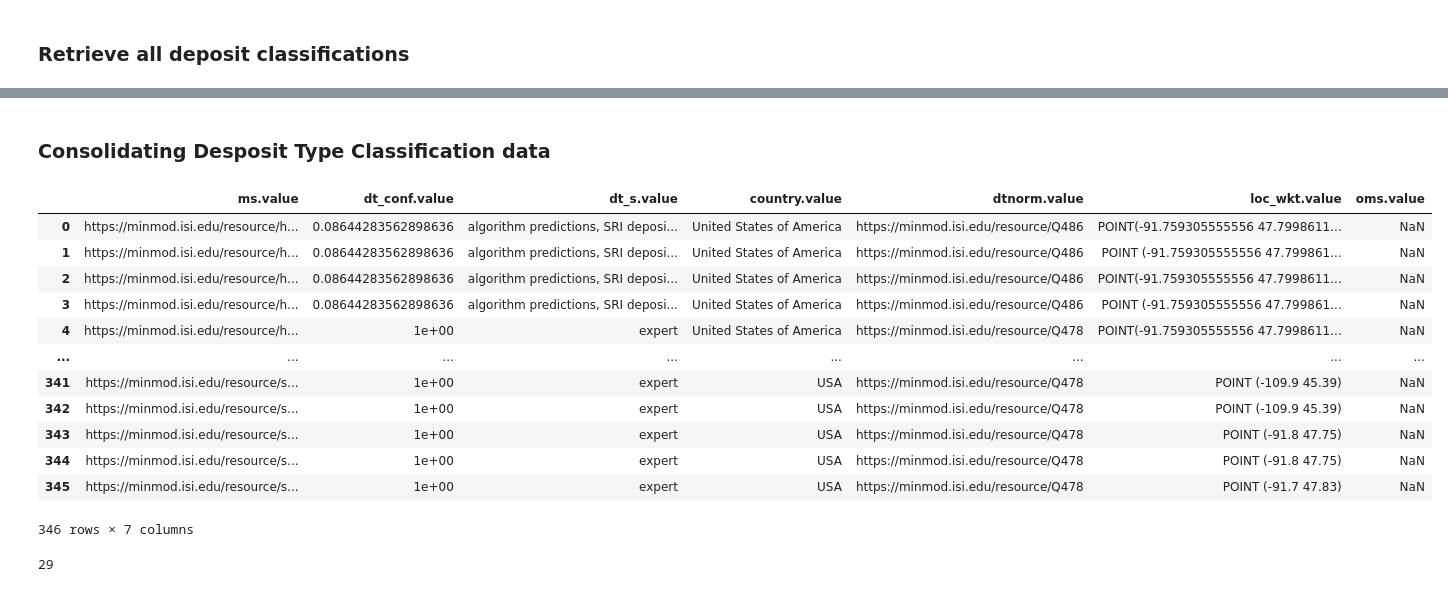
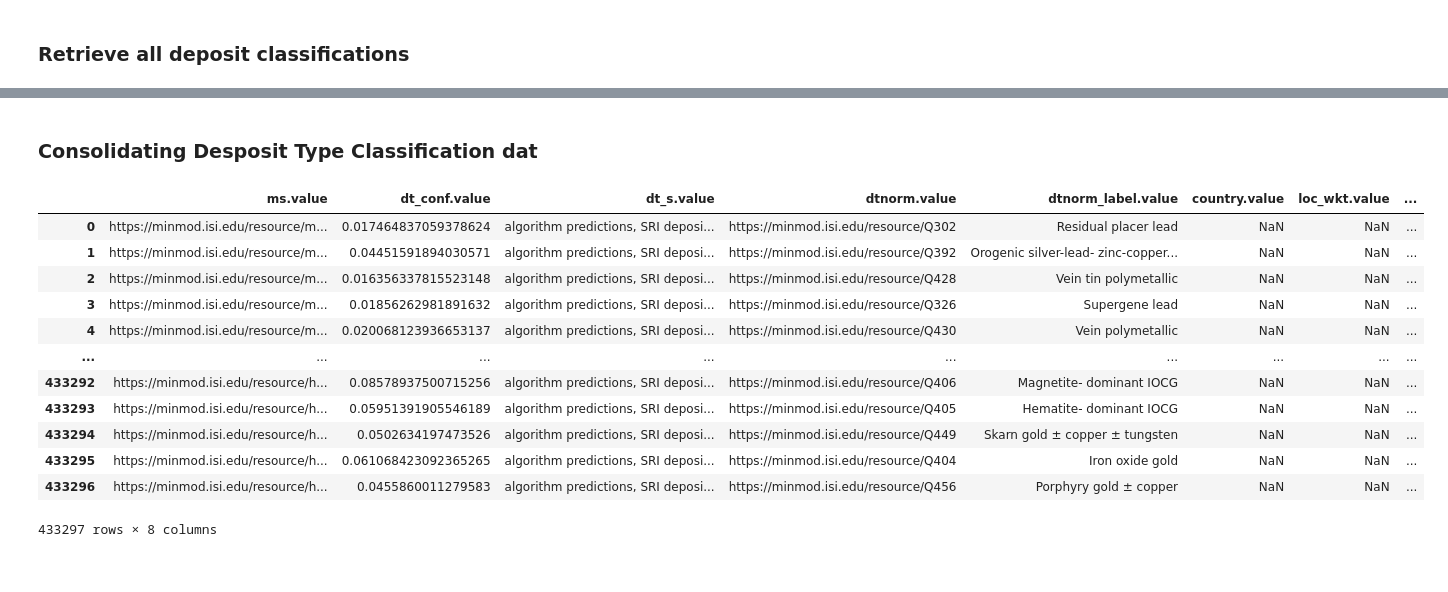
Before and after one commit to binh-vu/ta2-minmod-data, a Jupyter notebook: sandbox/sparql_sandbox.ipynb, the cells around one changed output, grey strips where cells are left out. Saved outputs shown, nothing was run; the diff lists cells and outputs as text; code cells hidden in the pictures.

```diff
--- a/sandbox/sparql_sandbox.ipynb
+++ b/sandbox/sparql_sandbox.ipynb
@@ -555,4 +533,4 @@ nickel_dc_data_df[nickel_dc_data_df['country'].str.contains("United States")]
 # %%
 #nickel_dc_data_df.to_csv('nickel_dc_data_df.csv')
 # %% [markdown]
-### Consolidating Desposit Type Classification data
+### Consolidating Desposit Type Classification dat
@@ -562,43 +551,44 @@ valid_deposit_Qs = ['https://minmod.isi.edu/resource/' + x for x in valid_deposi
 # %%
 query = '''
-SELECT ?ms ?oms ?dt_conf ?dt_s ?cn ?cg ?ce ?country ?dtnorm ?loc_wkt
+SELECT ?ms ?oms ?dt_conf ?dt_s ?cn ?cg ?ce ?country ?dtnorm ?dtnorm_label ?loc_wkt
 WHERE {
   ?ms a :MineralSite .
 
   ?ms :deposit_type_candidate ?dpc .
 
   ?dpc :confidence ?dt_conf .
- # ?dpc :observed_name ?dt_on .
+  #?dpc :observed_name ?dt_on .
   ?dpc :source ?dt_s .
   OPTIONAL { ?ms owl:sameAs ?oms . }
- ?dpc :normalized_uri ?dtnorm .
+  ?dpc :normalized_uri ?dtnorm .
 
-  ?ms :location_info [ :country ?country ] .
+  ?dtnorm rdfs:label ?dtnorm_label .
 
-  ?ms :mineral_inventory ?mi .
-  ?mi :commodity [ :name "Nickel"@en ] .
+  #?ms :mineral_inventory ?mi .
+  #?mi :commodity [ :name "Nickel"@en ] .
 
   OPTIONAL {
+      ?ms :location_info [ :country ?country ] .
       ?ms :location_info [ :location ?loc_wkt ] .
       FILTER(datatype(?loc_wkt) = geo:wktLiteral)
   }
 }'''
 # print(query)
 
 tmp_df = run_minmod_query(query, values=True)
 tmp_df
 # %% [output]
-|  | ms.value | dt_conf.value | dt_s.value | country.value | dtnorm.value | loc_wkt.value | oms.value |
-| 0 | https://minmod.isi.edu/resource/h... | 0.08644283562898636 | algorithm predictions, SRI deposi... | United States of America | https://minmod.isi.edu/resource/Q486 | POINT(-91.759305555556 47.7998611... | NaN |
-| 1 | https://minmod.isi.edu/resource/h... | 0.08644283562898636 | algorithm predictions, SRI deposi... | United States of America | https://minmod.isi.edu/resource/Q486 | POINT (-91.759305555556 47.799861... | NaN |
-| 2 | https://minmod.isi.edu/resource/h... | 0.08644283562898636 | algorithm predictions, SRI deposi... | United States of America | https://minmod.isi.edu/resource/Q486 | POINT(-91.759305555556 47.7998611... | NaN |
-| 3 | https://minmod.isi.edu/resource/h... | 0.08644283562898636 | algorithm predictions, SRI deposi... | United States of America | https://minmod.isi.edu/resource/Q486 | POINT (-91.759305555556 47.799861... | NaN |
-| 4 | https://minmod.isi.edu/resource/h... | 1e+00 | expert | United States of America | https://minmod.isi.edu/resource/Q478 | POINT(-91.759305555556 47.7998611... | NaN |
-| ... | ... | ... | ... | ... | ... | ... | ... |
-| 341 | https://minmod.isi.edu/resource/s... | 1e+00 | expert | USA | https://minmod.isi.edu/resource/Q478 | POINT (-109.9 45.39) | NaN |
-| 342 | https://minmod.isi.edu/resource/s... | 1e+00 | expert | USA | https://minmod.isi.edu/resource/Q478 | POINT (-109.9 45.39) | NaN |
-| 343 | https://minmod.isi.edu/resource/s... | 1e+00 | expert | USA | https://minmod.isi.edu/resource/Q478 | POINT (-91.8 47.75) | NaN |
-| 344 | https://minmod.isi.edu/resource/s... | 1e+00 | expert | USA | https://minmod.isi.edu/resource/Q478 | POINT (-91.8 47.75) | NaN |
-| 345 | https://minmod.isi.edu/resource/s... | 1e+00 | expert | USA | https://minmod.isi.edu/resource/Q478 | POINT (-91.7 47.83) | NaN |
+|  | ms.value | dt_conf.value | dt_s.value | dtnorm.value | dtnorm_label.value | country.value | loc_wkt.value | ... |
+| 0 | https://minmod.isi.edu/resource/m... | 0.017464837059378624 | algorithm predictions, SRI deposi... | https://minmod.isi.edu/resource/Q302 | Residual placer lead | NaN | NaN | ... |
+| 1 | https://minmod.isi.edu/resource/m... | 0.04451591894030571 | algorithm predictions, SRI deposi... | https://minmod.isi.edu/resource/Q392 | Orogenic silver-lead- zinc-copper... | NaN | NaN | ... |
+| 2 | https://minmod.isi.edu/resource/m... | 0.016356337815523148 | algorithm predictions, SRI deposi... | https://minmod.isi.edu/resource/Q428 | Vein tin polymetallic | NaN | NaN | ... |
+| 3 | https://minmod.isi.edu/resource/m... | 0.01856262981891632 | algorithm predictions, SRI deposi... | https://minmod.isi.edu/resource/Q326 | Supergene lead | NaN | NaN | ... |
+| 4 | https://minmod.isi.edu/resource/m... | 0.020068123936653137 | algorithm predictions, SRI deposi... | https://minmod.isi.edu/resource/Q430 | Vein polymetallic | NaN | NaN | ... |
+| ... | ... | ... | ... | ... | ... | ... | ... | ... |
+| 433292 | https://minmod.isi.edu/resource/h... | 0.08578937500715256 | algorithm predictions, SRI deposi... | https://minmod.isi.edu/resource/Q406 | Magnetite- dominant IOCG | NaN | NaN | ... |
+| 433293 | https://minmod.isi.edu/resource/h... | 0.05951391905546189 | algorithm predictions, SRI deposi... | https://minmod.isi.edu/resource/Q405 | Hematite- dominant IOCG | NaN | NaN | ... |
+| 433294 | https://minmod.isi.edu/resource/h... | 0.0502634197473526 | algorithm predictions, SRI deposi... | https://minmod.isi.edu/resource/Q449 | Skarn gold ± copper ± tungsten | NaN | NaN | ... |
+| 433295 | https://minmod.isi.edu/resource/h... | 0.061068423092365265 | algorithm predictions, SRI deposi... | https://minmod.isi.edu/resource/Q404 | Iron oxide gold | NaN | NaN | ... |
+| 433296 | https://minmod.isi.edu/resource/h... | 0.0455860011279583 | algorithm predictions, SRI deposi... | https://minmod.isi.edu/resource/Q456 | Porphyry gold ± copper | NaN | NaN | ... |
-346 rows × 7 columns
+433297 rows × 8 columns
 # %%
@@ -640,5 +597,0 @@ for id, rows in id2rows.items():
-# %%
-df = pd.DataFrame(values)
-len(df)
-# %% [output]
-29
```
Also changed, not shown: parts of 32 cells of this notebook.
